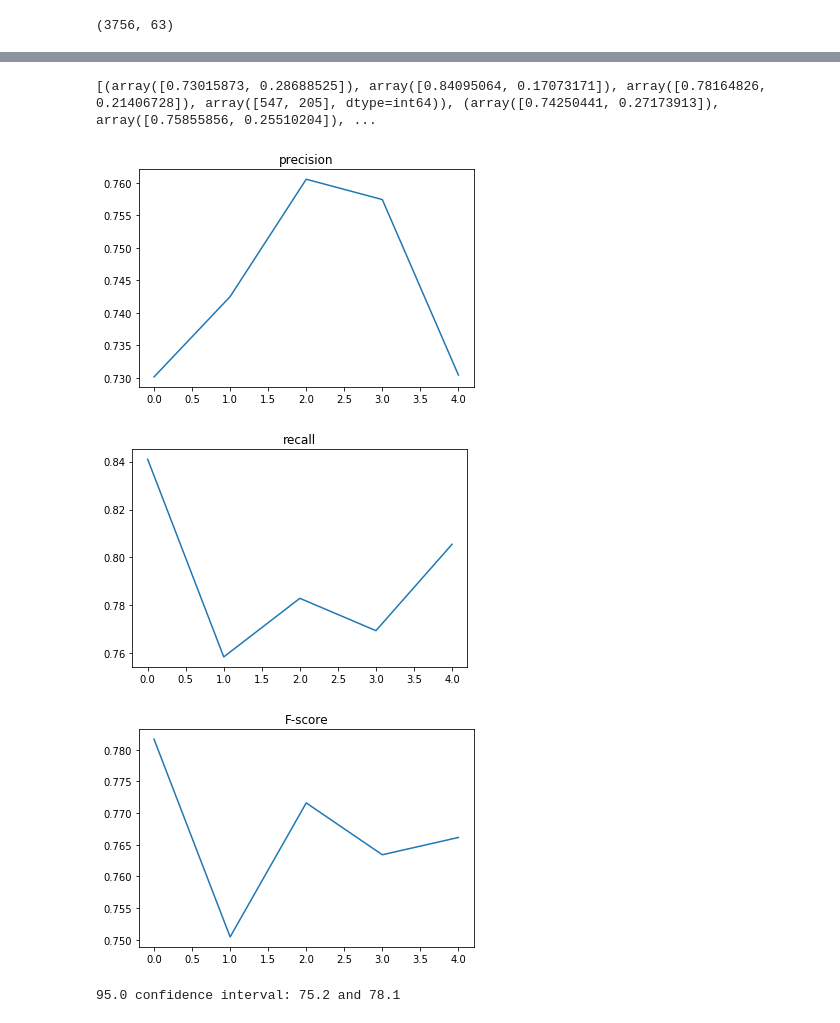
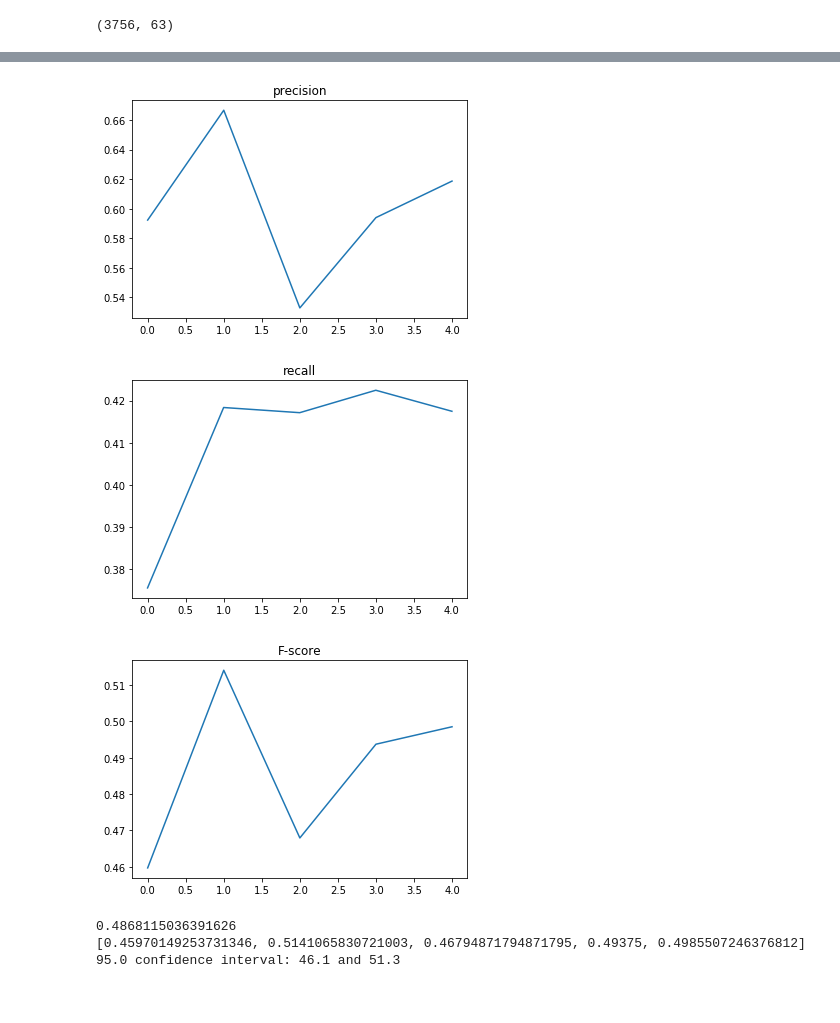
Before and after one commit to aditya-srikanth/Sarcasm-Detection, a Jupyter notebook: notebooks/Joshi_and_liebrecht.ipynb, the cells around one changed output, grey strips where cells are left out. Cells and saved outputs as stored; diff of their text form; code cells hidden in the pictures.

```diff
--- a/notebooks/Joshi_and_liebrecht.ipynb
+++ b/notebooks/Joshi_and_liebrecht.ipynb
@@ -15,7 +15,8 @@ import time
 # %%
 # open dataset and preprocess
 data = pd.read_csv('..\\sarcasm_dataset_clean.csv')          # import the data
-labels = np.array(data['label'].tolist())                    # extracts the labels as a list
+labels = data['label'].tolist()                              # extracts the labels as a list
+labels = np.array(labels)
 text = data['text'].tolist()                                 # extracts the text to be processed as a list
 # %%
 # tok = TreebankWordTokenizer()
@@ -176,6 +188,6 @@ lieb_f = pd.concat([unigram_features, bigram_features, trigram_features], axis =
 # %%
-features = shuffle(lieb_f)
-start_time = time.time()
-customKfold(features, labels)
-end_time = time.time()-start_time
-print(end_time)
+# start_time = time.time()
+# features = shuffle(lieb_f)
+features = lieb_f
+# end_time = time.time()-start_time
+# print(end_time)
@@ -199,36 +194,51 @@ Finished Storing
 # %%
-model = svm.SVC(gamma='auto', class_weight='balanced',C=20.0)
+model = svm.SVC(gamma='auto',kernel='sigmoid', class_weight='balanced',C=20.0)
 kfold = KFold(5,True,1)
-scores = []
+p_scores = []
+r_scores = []
+f_scores = []
 for train,test in kfold.split(features):
     X_train,X_test,y_train,y_test = features.iloc[train],features.iloc[test],labels[train],labels[test]
+    print('start fitting')
     model.fit(X_train,y_train)
+    print('finished fitting:\npredicting:')
     y_predict = model.predict(X_test)
-    metric = precision_recall_fscore_support(y_test,y_predict)
-    scores.append(metric)
-print(scores)
+    print('results:')
+    p_temp = precision_score(y_test,y_predict)
+    r_temp = recall_score(y_test,y_predict)
+    f_temp = fbeta_score(y_test,y_predict,1)
+    c_matrix = confusion_matrix(y_test,y_predict)
+    print(precision_recall_fscore_support(y_test,y_predict))
+    print(c_matrix)
+    p_scores.append(p_temp)
+    r_scores.append(r_temp)
+    f_scores.append(f_temp)
+    print(p_temp,r_temp,f_temp)
-# %% [output]
-[(array([0.73015873, 0.28688525]), array([0.84095064, 0.17073171]), array([0.78164826, 0.21406728]), array([547, 205], dtype=int64)), (array([0.74250441, 0.27173913]), array([0.75855856, 0.25510204]), ...
 # %%
 plt.title('precision')
-plt.plot([x for x in range(len(scores))],[score[0][0] for score in scores])
+plt.plot([x for x in range(len(p_scores))],[score for score in p_scores])
 plt.show()
 # %% [output]
-[figure, old version]
+[figure, new version]
 # %%
 plt.title('recall')
-plt.plot([x for x in range(len(scores))],[score[1][0] for score in scores])
+plt.plot([x for x in range(len(r_scores))],[score for score in r_scores])
 plt.show()
 # %% [output]
-[figure, old version]
+[figure, new version]
 # %%
 plt.title('F-score')
-plt.plot([x for x in range(len(scores))],[score[2][0] for score in scores])
+plt.plot([x for x in range(len(f_scores))],[score for score in f_scores])
 plt.show()
 # %% [output]
-[figure, old version]
+[figure, new version]
 # %%
-f_scores = [score[2][0] for score in scores]
+f_scores = [score for score in f_scores]
+mean = 0
+for i in f_scores:
+    mean+= i
+print(mean/len(f_scores))
+print(f_scores)
 # confidence intervals
 alpha = 0.95
 p = ((1.0-alpha)/2.0) * 100
@@ -237,4 +247,6 @@ p = (alpha+((1.0-alpha)/2.0)) * 100
 upper = min(1.0, np.percentile(f_scores, p))
 print('%.1f confidence interval: %.1f and %.1f' % (alpha*100, lower*100, upper*100))
 # %% [output]
-95.0 confidence interval: 75.2 and 78.1
+0.4868115036391626
+[0.45970149253731346, 0.5141065830721003, 0.46794871794871795, 0.49375, 0.4985507246376812]
+95.0 confidence interval: 46.1 and 51.3
```
Also changed, not shown: parts of 6 cells of this notebook, 20 other files.
